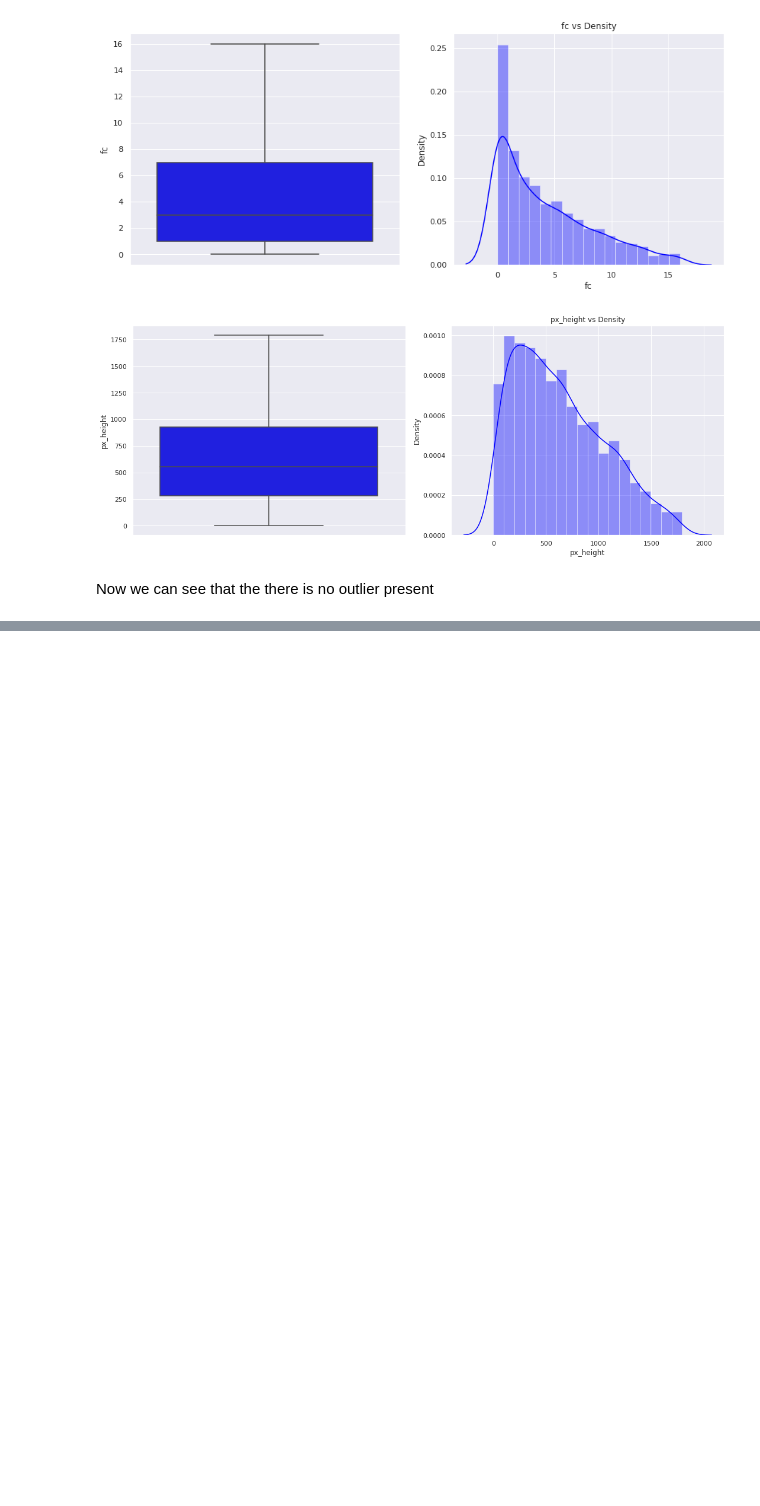
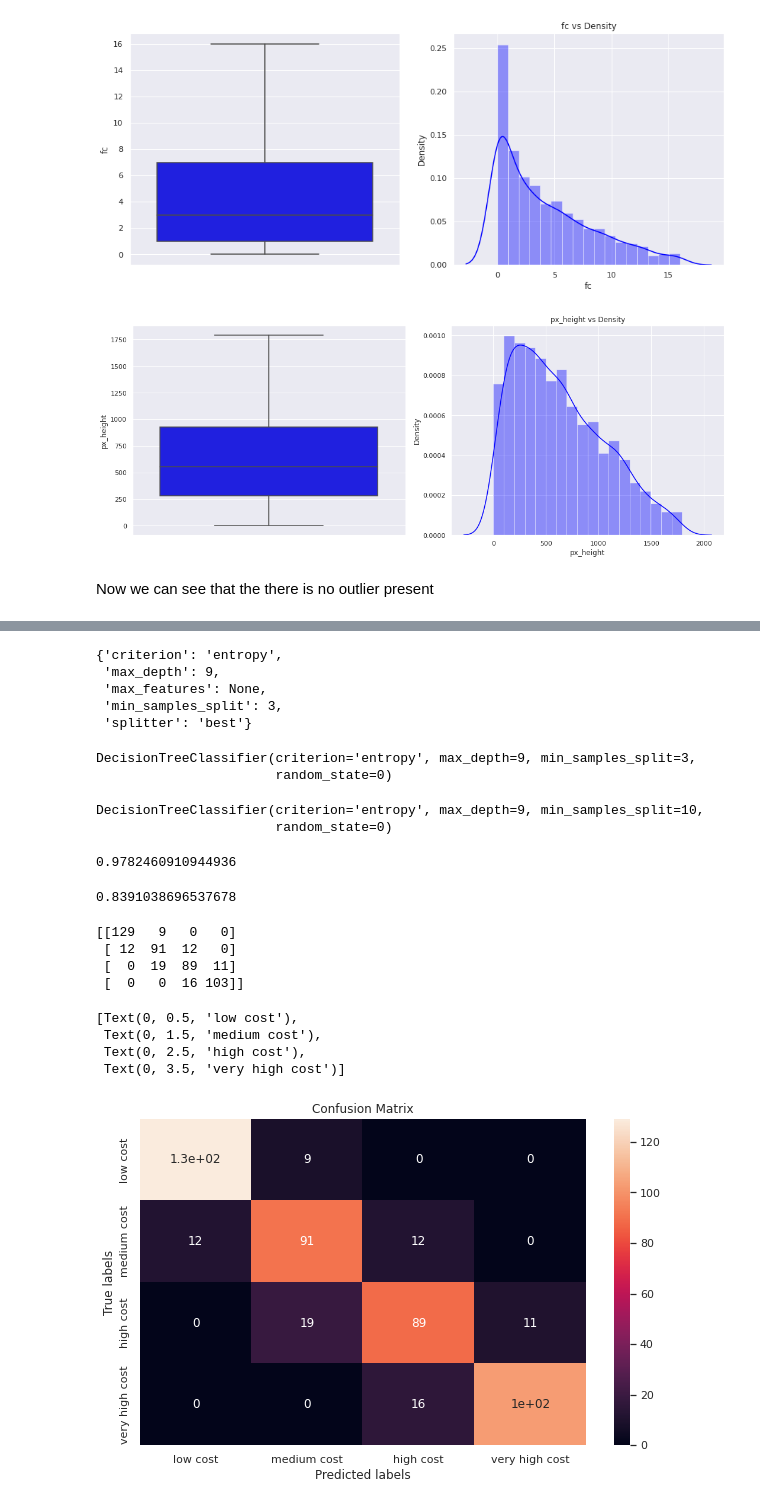
Before and after one commit to SujitbMusale/Mobile-Price-Range-Prediction-classification, a Jupyter notebook: Mobile_Price_Range_Prediction.ipynb, the cells around one changed output, grey strips where cells are left out. Cells and saved outputs as stored; diff of their text form; code cells hidden in the pictures; blank space fills up the shorter version.

```diff
--- a/Mobile_Price_Range_Prediction.ipynb
+++ b/Mobile_Price_Range_Prediction.ipynb
@@ -315,0 +411,12 @@ Now we can see that the there is no outlier present
+# %%
+# hyper parameter tuning.
+# lets take following value for parameter grid values for hyper parameter tuning
+grid_values={'criterion':['gini','entropy'],
+             'max_depth':[2,3,4,5,6,9,10,11,12,13,14,15],
+             'splitter':['best','random'],
+             'min_samples_split':[3,5,10],
+             'max_features':['auto','sqrt','log2',None]}
+# %%
+# applying GridSearchCv and fitting the model with it.
+dtc_tune=GridSearchCV(DTC,param_grid=grid_values,cv=5,scoring='accuracy',verbose=3)
+dtc_tune.fit(X_train,y_train)
@@ -315,0 +449,63 @@ Now we can see that the there is no outlier present
+# %%
+# getting best parameters for model.
+dtc_tune.best_params_
+# %% [output]
+{'criterion': 'entropy',
+ 'max_depth': 9,
+ 'max_features': None,
+ 'min_samples_split': 3,
+ 'splitter': 'best'}
+# %%
+# getting best estimators
+dtc_tune.best_estimator_
+# %% [output]
+DecisionTreeClassifier(criterion='entropy', max_depth=9, min_samples_split=3,
+                       random_state=0)
+# %%
+# using best parameters and training the the data.
+DTC_optimal=DecisionTreeClassifier(criterion='entropy', max_depth=9, min_samples_split=10,
+                       random_state=0)
+DTC_optimal.fit(X_train,y_train)
+# %% [output]
+DecisionTreeClassifier(criterion='entropy', max_depth=9, min_samples_split=10,
+                       random_state=0)
+# %%
+# predicting y values of train and test set.
+y_train_pred=DTC_optimal.predict(X_train)
+y_pred=DTC_optimal.predict(X_test)
+# %%
+# Checking the accuarcy score of train set.
+accuracy_score(y_train,y_train_pred)
+# %% [output]
+0.9782460910944936
+# %%
+# Checking the accuarcy score of test set.
+accuracy_score(y_test,y_pred)
+# %% [output]
+0.8391038696537678
+# %%
+# Get the confusion matrix for both train and test
+plt.figure(figsize=(10,6))
+labels = ['low cost','medium cost', 'high cost', 'very high cost']
+cm = confusion_matrix(y_test, y_pred)
+print(cm)
+
+ax= plt.subplot()
+sns.heatmap(cm, annot=True, ax = ax) #annot=True to annotate cells
+
+# labels, title and ticks
+ax.set_xlabel('Predicted labels')
+ax.set_ylabel('True labels')
+ax.set_title('Confusion Matrix')
+ax.xaxis.set_ticklabels(labels)
+ax.yaxis.set_ticklabels(labels)
+# %% [output]
+[[129   9   0   0]
+ [ 12  91  12   0]
+ [  0  19  89  11]
+ [  0   0  16 103]]
+[Text(0, 0.5, 'low cost'),
+ Text(0, 1.5, 'medium cost'),
+ Text(0, 2.5, 'high cost'),
+ Text(0, 3.5, 'very high cost')]
+[figure, added]
```
Also changed, not shown: parts of 23 cells of this notebook.
